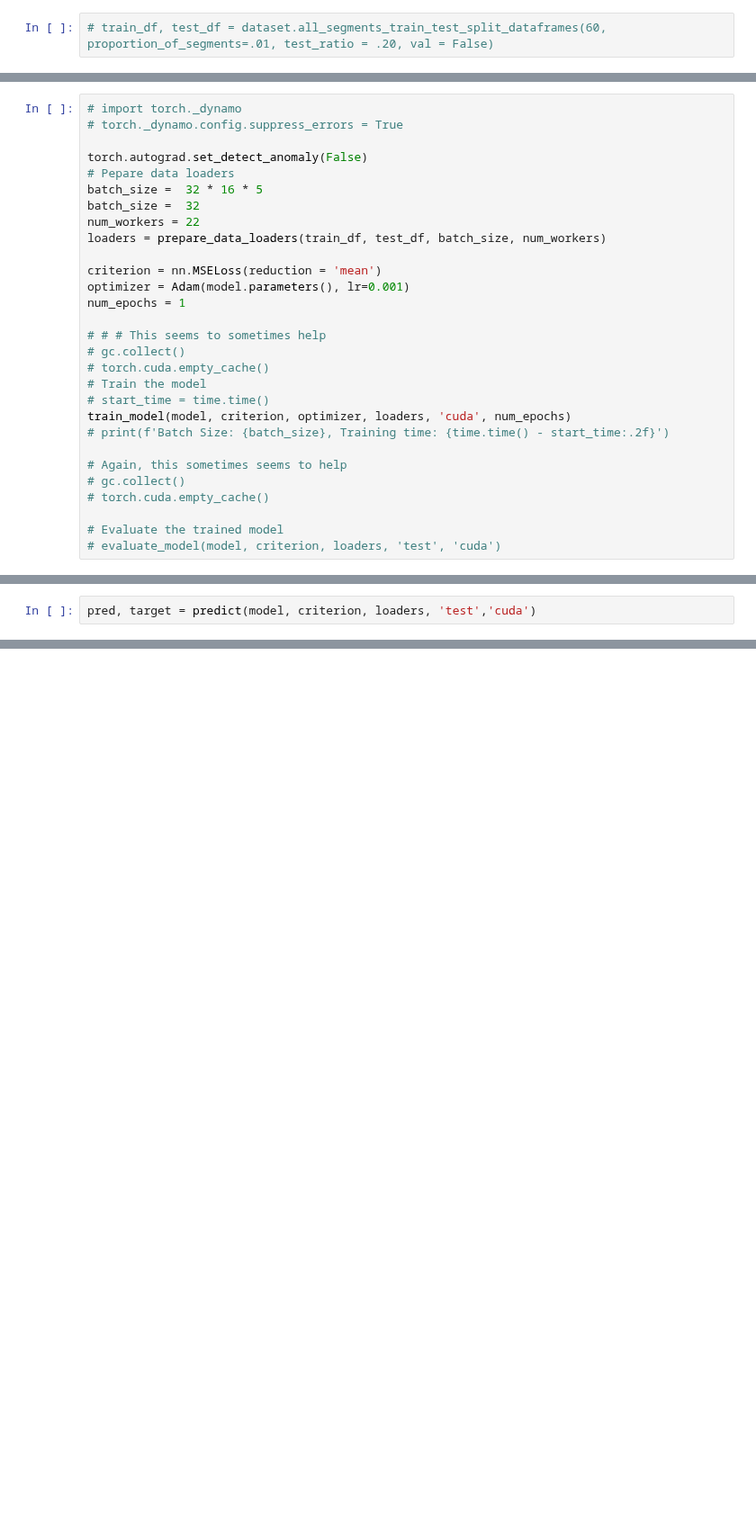
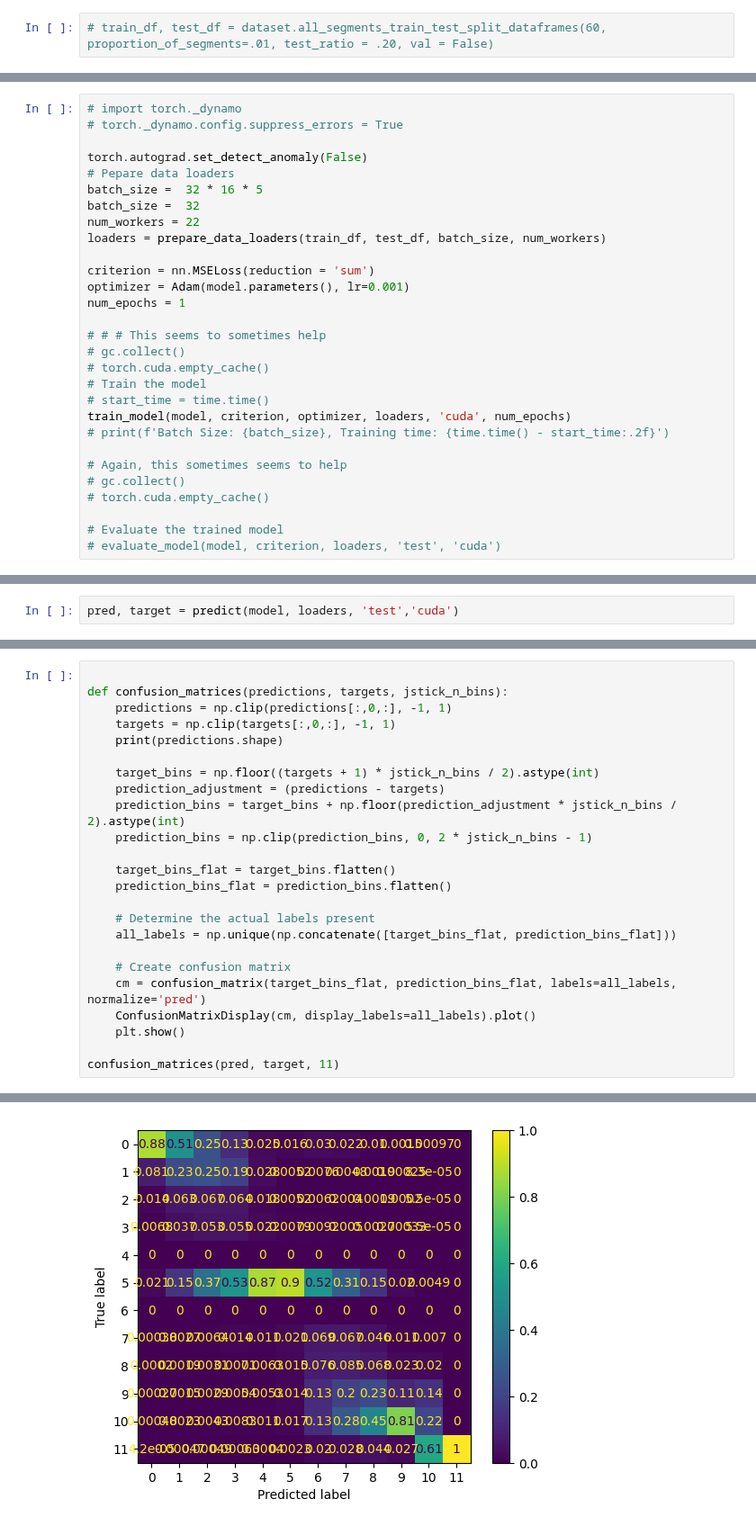
Before and after one commit to sinha-G/slp, a Jupyter notebook: autoencoder/ResNet_autoencoder.ipynb, the cells around one changed output, grey strips where cells are left out. Shown at 90% size. Cells and saved outputs as stored; diff of their text form; blank space fills up the shorter version.

Commit message:
I created a lot of ways to visualize how the autoencoder is doing. Right now I mainly am looking at the distributions rather than anything specific.

```diff
--- a/autoencoder/ResNet_autoencoder.ipynb
+++ b/autoencoder/ResNet_autoencoder.ipynb
@@ -236,7 +324,7 @@ batch_size =  32
 num_workers = 22
 loaders = prepare_data_loaders(train_df, test_df, batch_size, num_workers)
 
-criterion = nn.MSELoss(reduction = 'mean')
+criterion = nn.MSELoss(reduction = 'sum')
 optimizer = Adam(model.parameters(), lr=0.001)
 num_epochs = 1
 
@@ -280,2 +388,2 @@ def predict(model, criterion, loaders, loader, device):
 # %%
-pred, target = predict(model, criterion, loaders, 'test','cuda')
+pred, target = predict(model, loaders, 'test','cuda')
@@ -303,0 +515,25 @@ np.sum(target_example[5:9])
+# %%
+
+def confusion_matrices(predictions, targets, jstick_n_bins):
+    predictions = np.clip(predictions[:,0,:], -1, 1)
+    targets = np.clip(targets[:,0,:], -1, 1)
+    print(predictions.shape)
+
+    target_bins = np.floor((targets + 1) * jstick_n_bins / 2).astype(int)
+    prediction_adjustment = (predictions - targets)
+    prediction_bins = target_bins + np.floor(prediction_adjustment * jstick_n_bins / 2).astype(int)
+    prediction_bins = np.clip(prediction_bins, 0, 2 * jstick_n_bins - 1)
+
+    target_bins_flat = target_bins.flatten()
+    prediction_bins_flat = prediction_bins.flatten()
+
+    # Determine the actual labels present
+    all_labels = np.unique(np.concatenate([target_bins_flat, prediction_bins_flat]))
+
+    # Create confusion matrix
+    cm = confusion_matrix(target_bins_flat, prediction_bins_flat, labels=all_labels, normalize='pred')
+    ConfusionMatrixDisplay(cm, display_labels=all_labels).plot()
+    plt.show()
+
+confusion_matrices(pred, target, 11)
+# %% [output]
@@ -303,0 +541 @@ np.sum(target_example[5:9])
+[figure, added]
```
Also changed, not shown: parts of 23 cells of this notebook.
